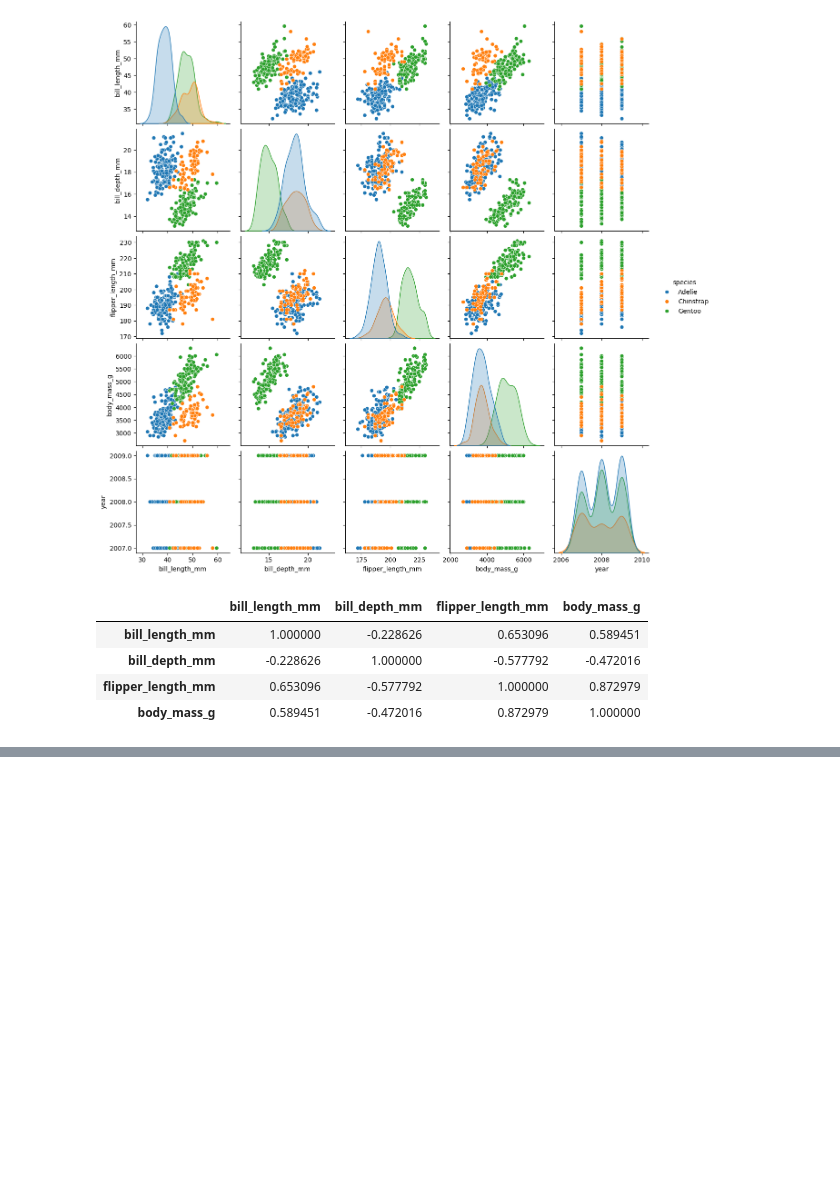
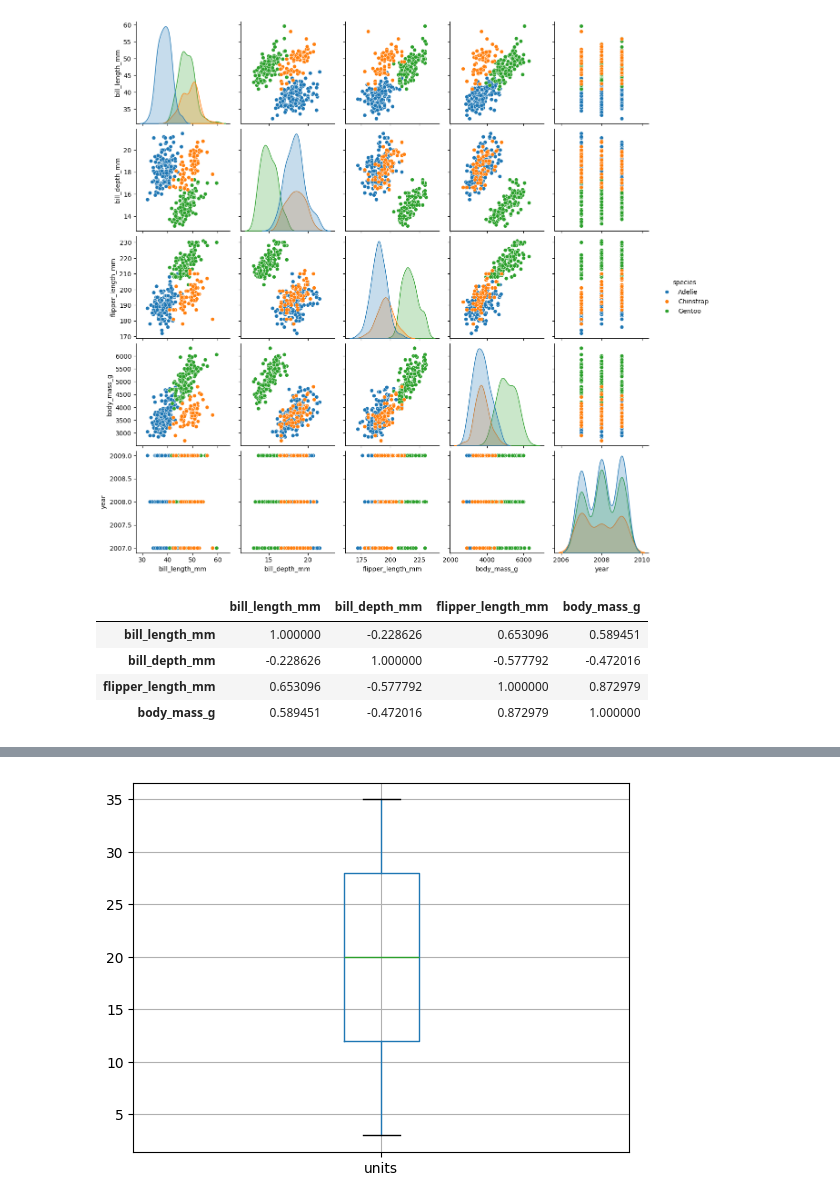
Before and after one commit to johnfbeltranc/clases_4geeks, a Jupyter notebook: 04_descriptive_statistics.ipynb, the cells around one changed output, grey strips where cells are left out. Saved outputs shown, nothing was run; the diff lists cells and outputs as text; code cells hidden in the pictures; blank space fills up the shorter version.

```diff
--- a/04_descriptive_statistics.ipynb
+++ b/04_descriptive_statistics.ipynb
@@ -168,0 +281,6 @@ fig.show()
+# %%
+df[["units"]].boxplot() # Crear un diagrama de caja (boxplot) de la columna 'units'
+# Esto permite visualizar la mediana, cuartiles y posibles valores atípicos de las unidades vendidas
+plt.show()
+# %% [output]
+[figure, added]
```
Also changed, not shown: parts of 29 cells of this notebook.
